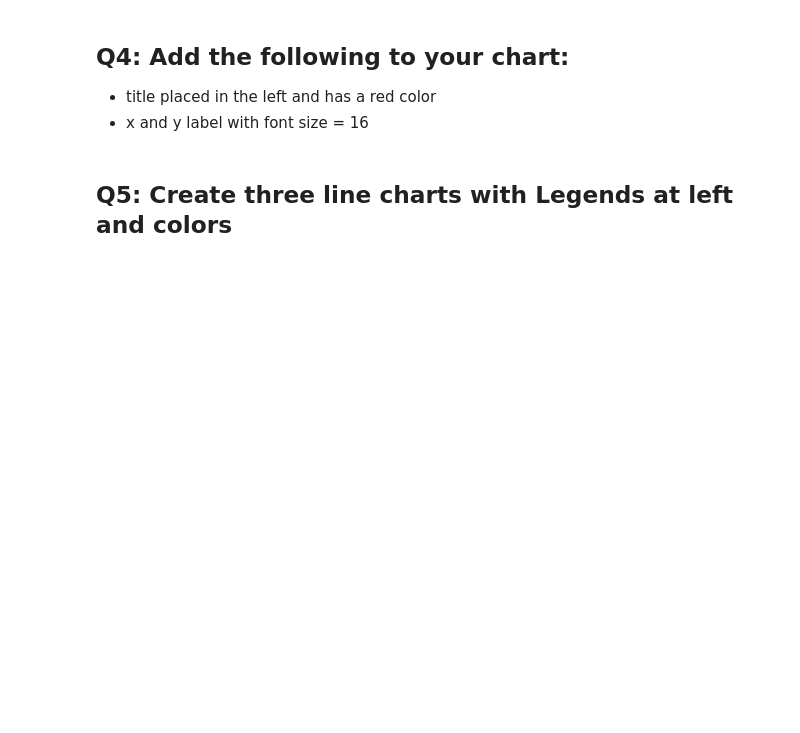
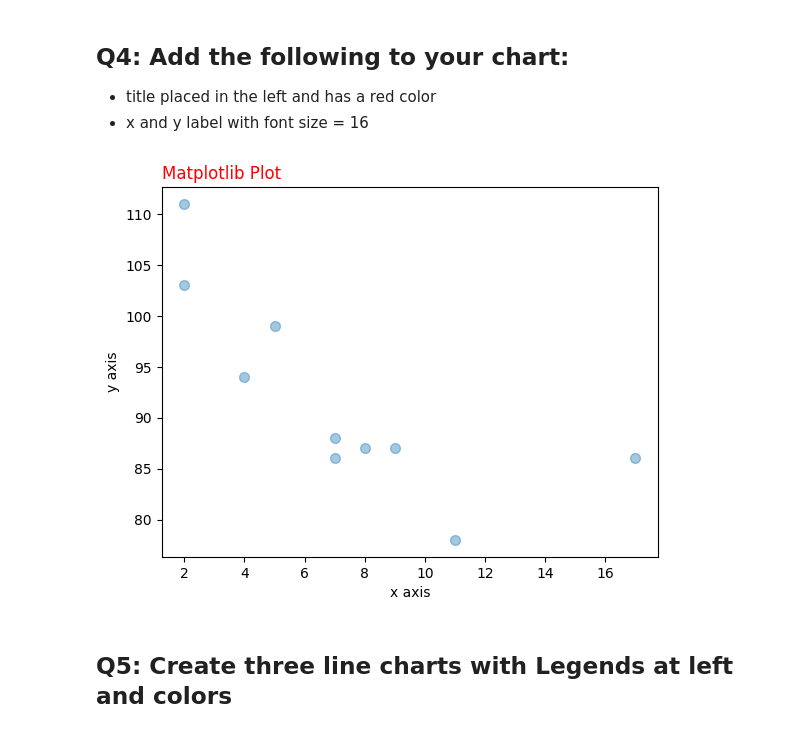
Before and after one commit to Tuwaiq-Data-Science-Bootcamp/Day8-Lab1-Matplotlib, a Jupyter notebook: Day#8_Matplotlib_Assignment.ipynb, the cells around one changed output. Saved outputs shown, nothing was run; the diff lists cells and outputs as text; code cells hidden in the pictures; blank space fills up the shorter version.

Commit message:
Matplotlib Lab1

```diff
--- a/Day#8_Matplotlib_Assignment.ipynb
+++ b/Day#8_Matplotlib_Assignment.ipynb
@@ -12,5 +34,15 @@ import matplotlib.pyplot as plt
 ## Q4: Add the following to your chart:
 - title placed in the left and has a red color
 - x and y label with font size = 16
+# %%
+plt.title('Matplotlib Plot', c = 'red', loc='left')
+x1 = np.array([5,7,8,7,2,17,2,9,4,11])
+y1 = np.array([99,86,87,88,111,86,103,87,94,78])
+plt.xlabel('x axis')
+plt.ylabel('y axis')
+plt.scatter(x1, y1, s = 50, alpha= 0.4)
+plt.show()
+# %% [output]
+[figure, added]
 # %% [markdown]
 ## Q5: Create three line charts with Legends at left and colors
```
Also changed, not shown: parts of 5 cells of this notebook.
